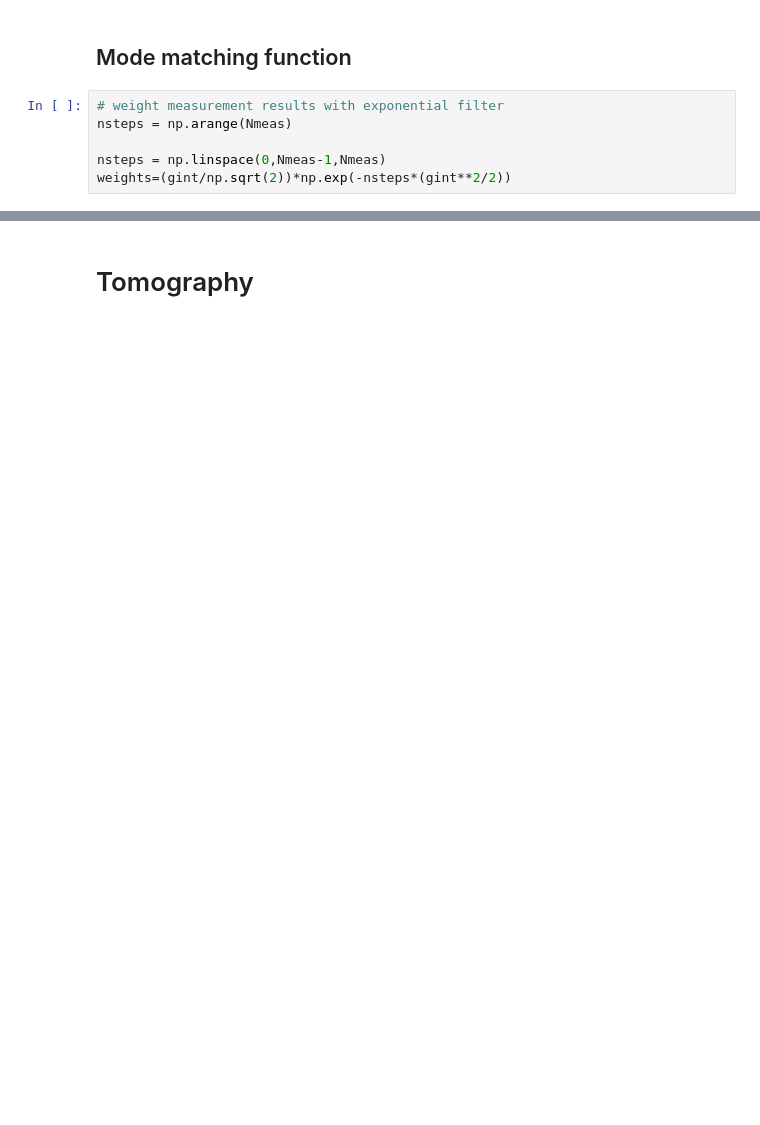
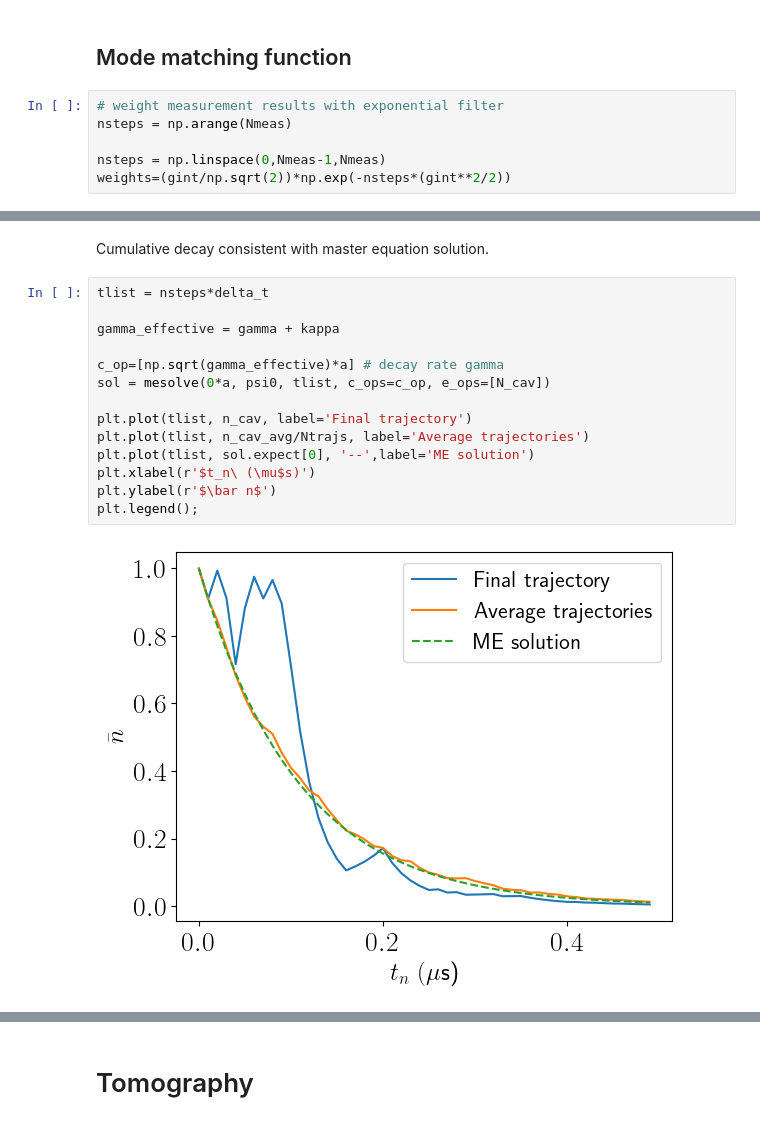
Before and after one commit to ingstra/qubitdyne, a Jupyter notebook: homodyne_open_system_dynamics.ipynb, the cells around one changed output, grey strips where cells are left out. Cells and saved outputs as stored; diff of their text form; blank space fills up the shorter version.

```diff
--- a/homodyne_open_system_dynamics.ipynb
+++ b/homodyne_open_system_dynamics.ipynb
@@ -171,0 +245,18 @@ works
+# %% [markdown]
+Cumulative decay consistent with master equation solution.
+# %%
+tlist = nsteps*delta_t
+
+gamma_effective = gamma + kappa
+
+c_op=[np.sqrt(gamma_effective)*a] # decay rate gamma
+sol = mesolve(0*a, psi0, tlist, c_ops=c_op, e_ops=[N_cav])
+
+plt.plot(tlist, n_cav, label='Final trajectory')
+plt.plot(tlist, n_cav_avg/Ntrajs, label='Average trajectories')
+plt.plot(tlist, sol.expect[0], '--',label='ME solution')
+plt.xlabel(r'$t_n\ (\mu$s)')
+plt.ylabel(r'$\bar n$')
+plt.legend();
+# %% [output]
+[figure, added]
```
Also changed, not shown: parts of 31 cells of this notebook.
